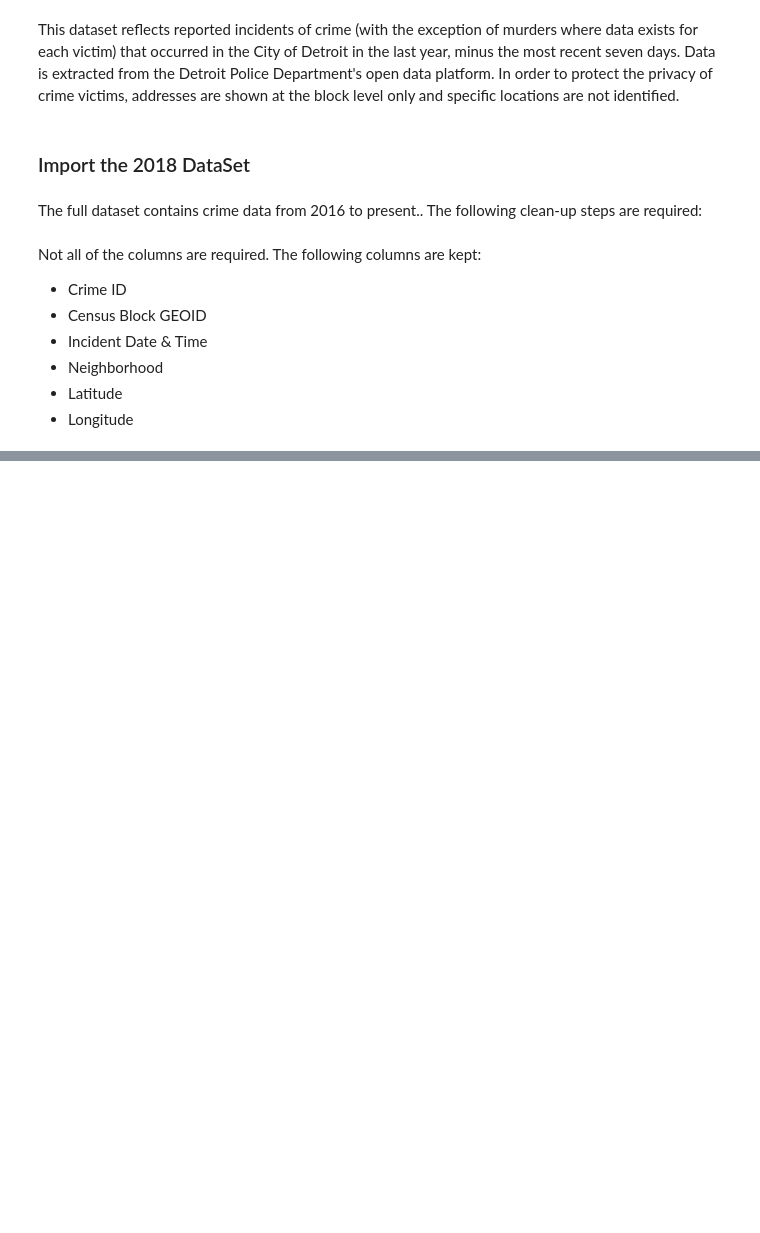
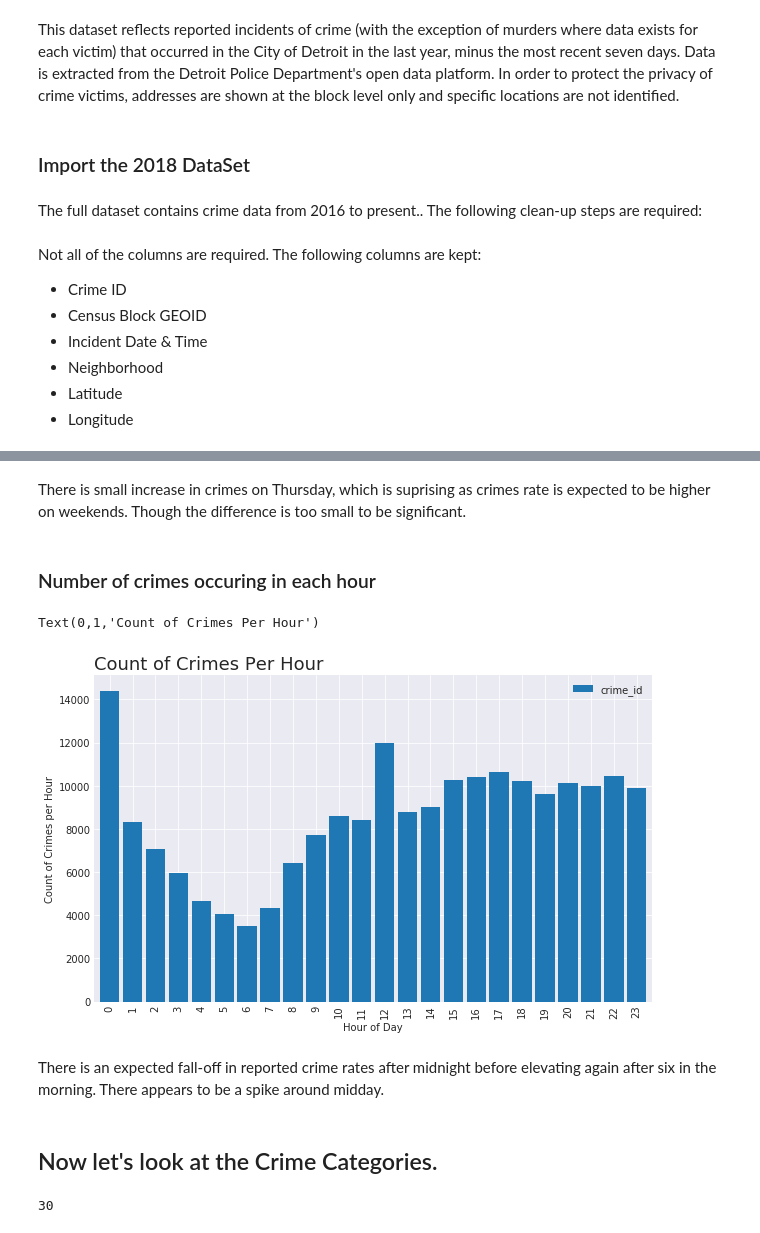
Before and after one commit to AnshulMishra13/Coursera_Capstone, a Jupyter notebook: Capstone Project - The Battle of the Neighborhoods.ipynb, the cells around one changed output, grey strips where cells are left out. Cells and saved outputs as stored; diff of their text form; code cells hidden in the pictures; blank space fills up the shorter version.

```diff
--- a/Capstone Project - The Battle of the Neighborhoods.ipynb
+++ b/Capstone Project - The Battle of the Neighborhoods.ipynb
@@ -340,0 +433,7 @@ pwd
+# %%
+# Add new columns to the dataframe to allow hourly, daily & monthly analysis
+df_detroit_crime['hour'] = df_detroit_crime['incident_date_&_time'].dt.hour
+df_detroit_crime['day'] = df_detroit_crime['incident_date_&_time'].dt.dayofweek + 1
+df_detroit_crime['month'] = df_detroit_crime['incident_date_&_time'].dt.month
+df_detroit_crime['year'] = df_detroit_crime['incident_date_&_time'].dt.year
+df_detroit_crime['year_month'] = df_detroit_crime['incident_date_&_time'].dt.to_period('M')
@@ -340,0 +541,27 @@ pwd
+# %% [markdown]
+There is small increase in crimes on Thursday, which is suprising as crimes rate is expected to be higher on weekends. Though the difference is too small to be significant.
+# %% [markdown]
+### Number of crimes occuring in each hour
+# %%
+# Group the Crimes per hour and produce a bar chart
+df_crimes.groupby('hour').count().plot(y = 'crime_id',
+                                       kind='bar',
+                                       figsize=(10,6),
+                                       width=0.85,
+                                       colormap='tab20')
+
+plt.xlabel('Hour of Day')
+plt.ylabel('Count of Crimes per Hour')
+plt.title('Count of Crimes Per Hour', loc='left', fontsize=18)
+# %% [output]
+Text(0,1,'Count of Crimes Per Hour')
+[figure, added]
+# %% [markdown]
+There is an expected fall-off in reported crime rates after midnight before elevating again after six in the morning. There appears to be a spike around midday.
+# %% [markdown]
+## Now let's look at the Crime Categories.
+# %%
+# Number of unique Crime categories bases on the Primary Description
+df_crimes.offense_category.nunique()
+# %% [output]
+30
```
Also changed, not shown: parts of 117 cells of this notebook.
